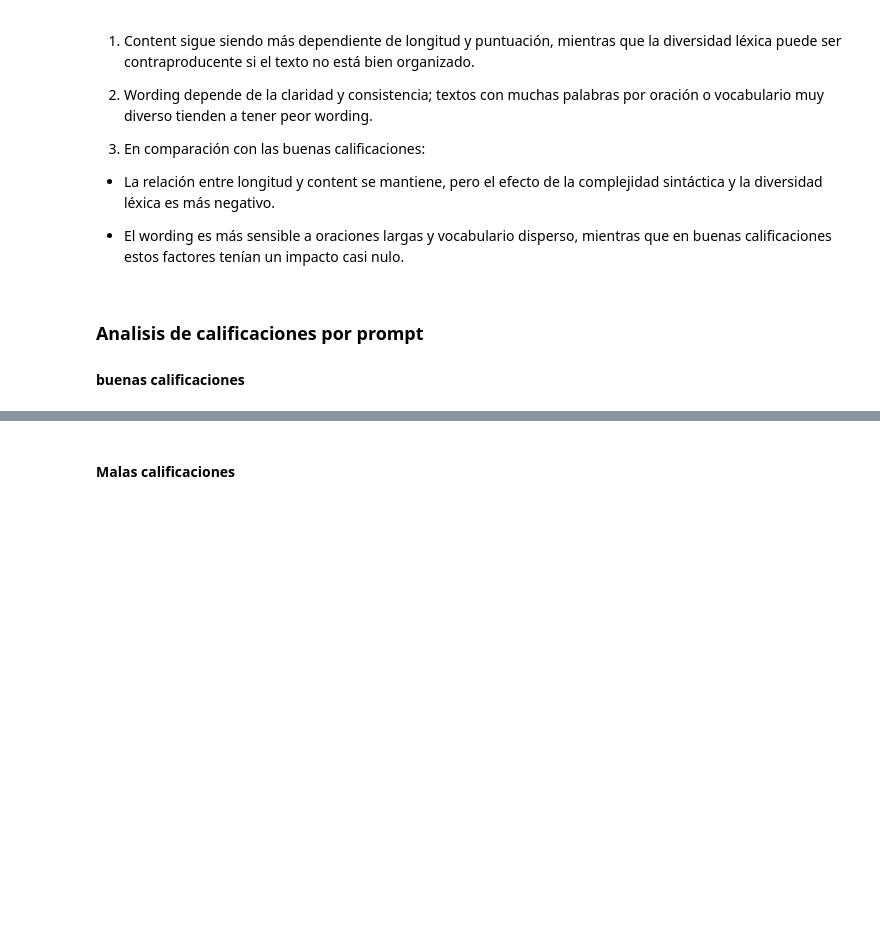
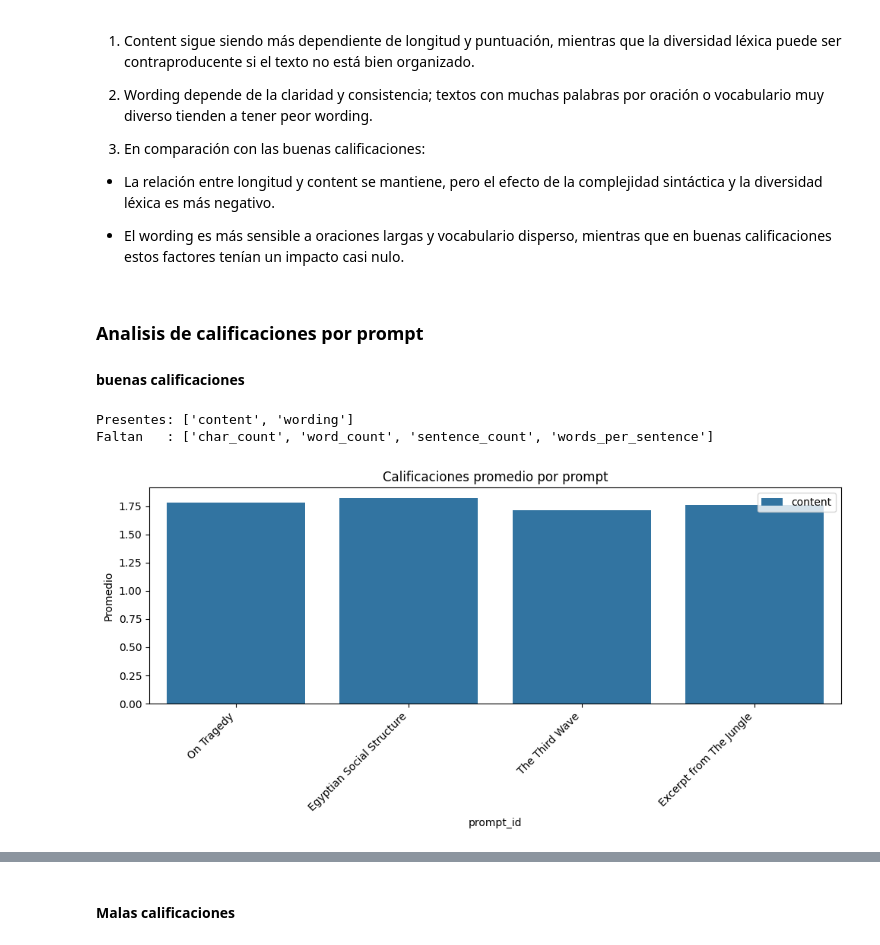
Before and after one commit to DiegoGarV/Proyecto2-DS, a Jupyter notebook: src/main.ipynb, the cells around one changed output, grey strips where cells are left out. Saved outputs shown, nothing was run; the diff lists cells and outputs as text; code cells hidden in the pictures; blank space fills up the shorter version.

```diff
--- a/src/main.ipynb
+++ b/src/main.ipynb
@@ -817,3 +817,50 @@ en textos con malas calificaciones, la claridad y consistencia del lenguaje es m
 # %% [markdown]
 ### Analisis de calificaciones por prompt
 #### buenas calificaciones
+# %%
+req_cols = metrics + ["content", "wording"]
+cols_df  = set(df_buenas_eval.columns)
+
+missing = [c for c in req_cols if c not in cols_df]
+present = [c for c in req_cols if c in cols_df]
+
+print("Presentes:", present)
+print("Faltan   :", missing)
+# %% [output]
+Presentes: ['content', 'wording']
+Faltan   : ['char_count', 'word_count', 'sentence_count', 'words_per_sentence']
+# %%
+req_cols = metrics + ["content", "wording"]
+use_cols = [c for c in req_cols if c in df_buenas_eval.columns]
+
+if len(use_cols) == 0:
+    raise ValueError("Ninguna de las columnas requeridas está en df_buenas_eval. Revisa el pipeline previo.")
+
+prompt_summary = (
+    df_buenas_eval
+      .groupby("prompt_id")[use_cols]
+      .mean(numeric_only=True)  # por si hay alguna no numérica
+)
+
+prompt_summary_reset = prompt_summary.reset_index()
+prompt_summary_named = pd.merge(
+    prompt_summary_reset, df_prompts_train[["prompt_id","prompt_title"]],
+    on="prompt_id", how="left"
+)
+
+# Ejemplo simple de gráficas (ajusta colores si quieres)
+plt.figure(figsize=(10,5))
+sns.barplot(
+    x=prompt_summary_named["prompt_title"],
+    y=prompt_summary_named[use_cols[0]],
+    label=use_cols[0]
+)
+plt.title("Calificaciones promedio por prompt")
+plt.xlabel("prompt_id")
+plt.ylabel("Promedio")
+plt.xticks(rotation=45, ha="right")
+plt.legend()
+plt.tight_layout()
+plt.show()
+# %% [output]
+[figure, added]
```
Also changed, not shown: parts of 13 cells of this notebook.
